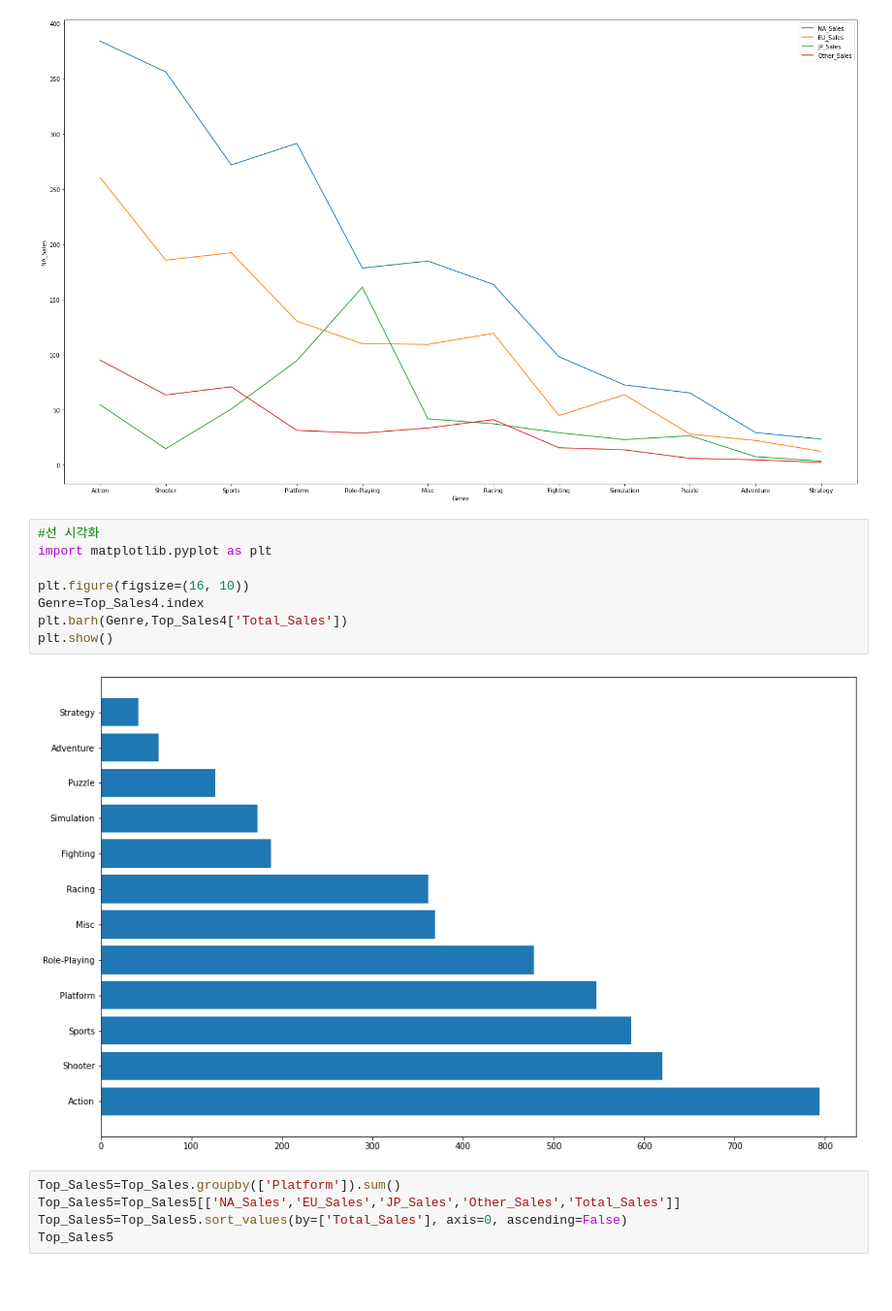
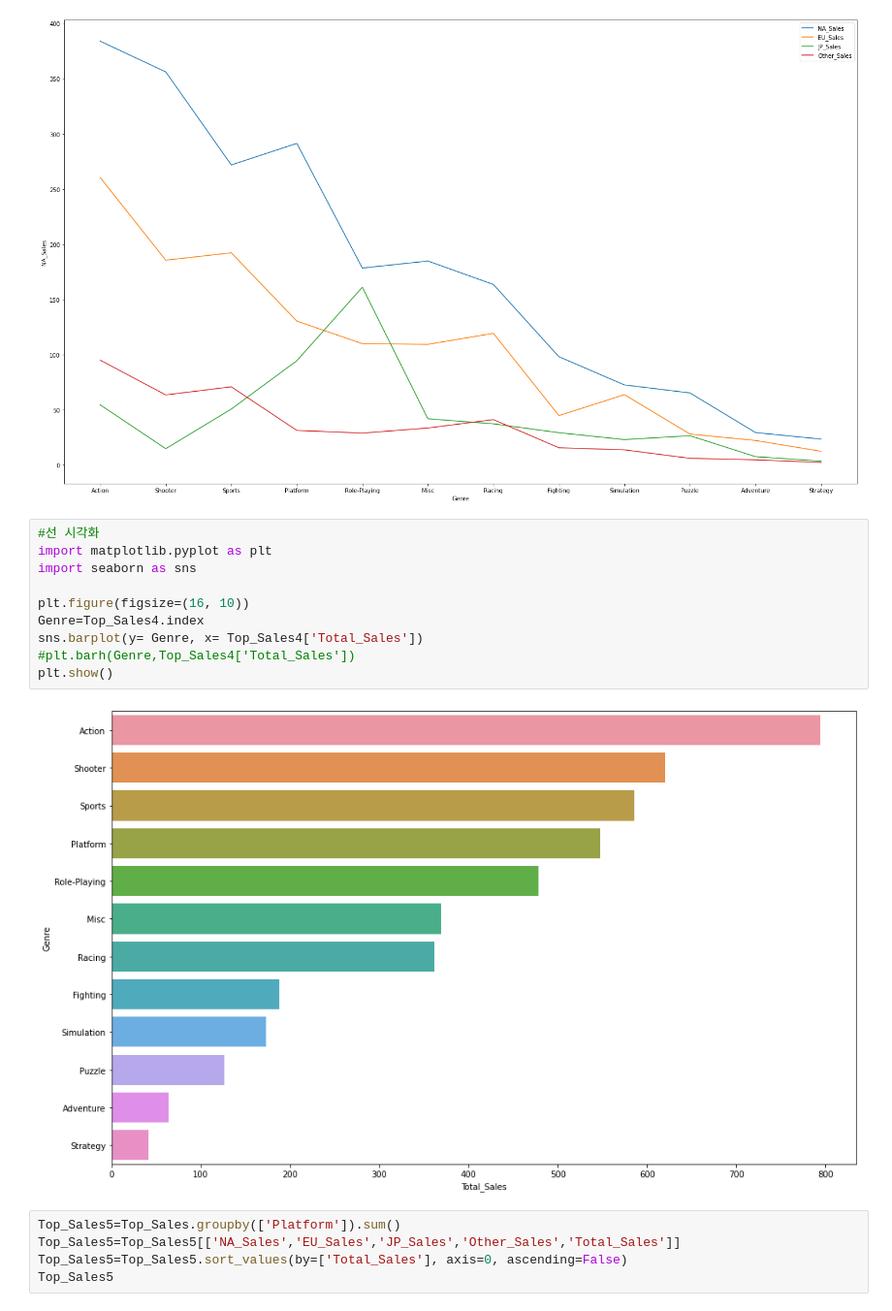
Before and after one commit to ohyunju/projects, a Jupyter notebook: project1/Project1.ipynb, the cells around one changed output. Shown at 97% size. Saved outputs shown, nothing was run; the diff lists cells and outputs as text; blank space fills up the shorter version.

```diff
--- a/project1/Project1.ipynb
+++ b/project1/Project1.ipynb
@@ -866,13 +866,15 @@ plt.show()
 # %%
 #선 시각화
 import matplotlib.pyplot as plt
+import seaborn as sns
 
 plt.figure(figsize=(16, 10))
 Genre=Top_Sales4.index
-plt.barh(Genre,Top_Sales4['Total_Sales'])
+sns.barplot(y= Genre, x= Top_Sales4['Total_Sales'])
+#plt.barh(Genre,Top_Sales4['Total_Sales'])
 plt.show()
 # %% [output]
-[figure, old version]
+[figure, new version]
 # %%
 Top_Sales5=Top_Sales.groupby(['Platform']).sum()
 Top_Sales5=Top_Sales5[['NA_Sales','EU_Sales','JP_Sales','Other_Sales','Total_Sales']]
```
